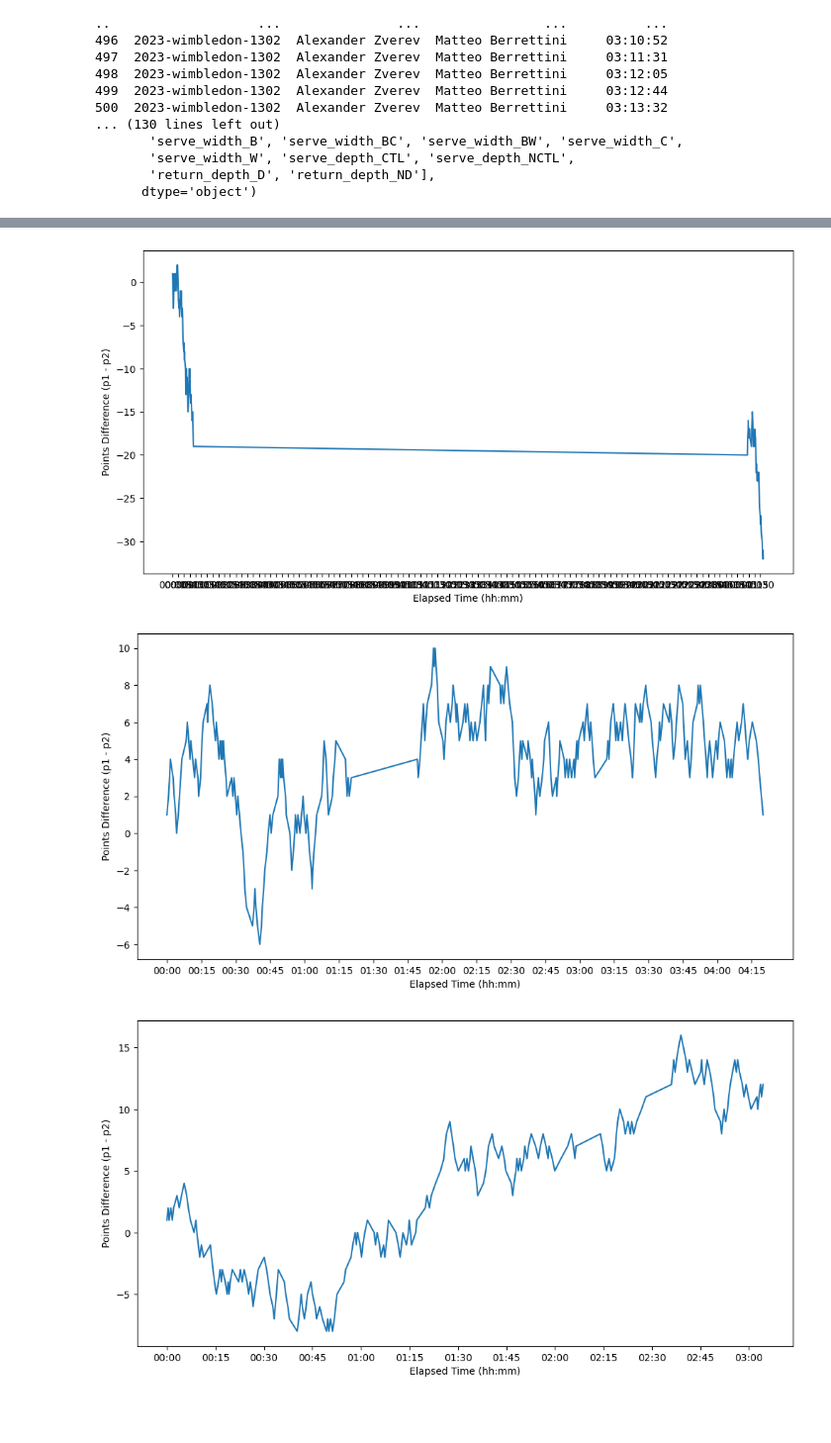
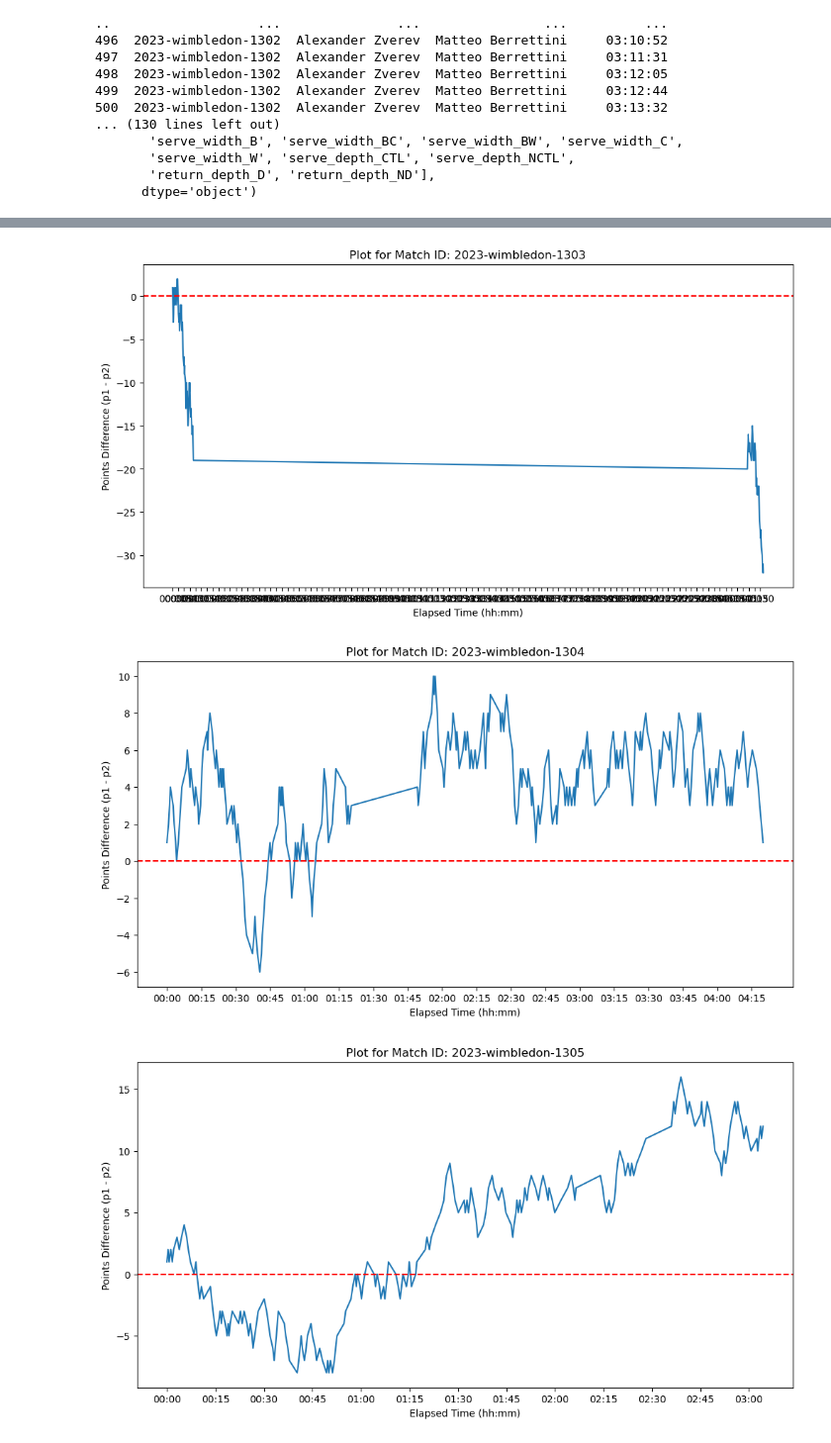
Before and after one commit to Ebotian/MCM, a Jupyter notebook: merge.ipynb, the cells around one changed output, grey strips where cells are left out. Shown at 99% size. Saved outputs shown, nothing was run; the diff lists cells and outputs as text; code cells hidden in the pictures; blank space fills up the shorter version.

```diff
--- a/merge.ipynb
+++ b/merge.ipynb
@@ -144,6 +144,12 @@ def draw_bar_plot(id, subdata):
     plt.xlabel('Elapsed Time (hh:mm)')
     plt.ylabel('Points Difference (p1 - p2)')
 
+        # Add a title
+    plt.title(f'Plot for Match ID: {match[id]}')
+
+    # Add a horizontal line at y=0
+    plt.axhline(0, color='red', linestyle='--')
+
     # Show the plot
     plt.show()
 
@@ -157,3 +163,3 @@ for id in range(len(match)-1):
-[figure, old version]
+[figure, new version]
-[figure, old version]
+[figure, new version]
-[figure, old version]
+[figure, new version]
```
Also changed, not shown: parts of 1 cell of this notebook.
